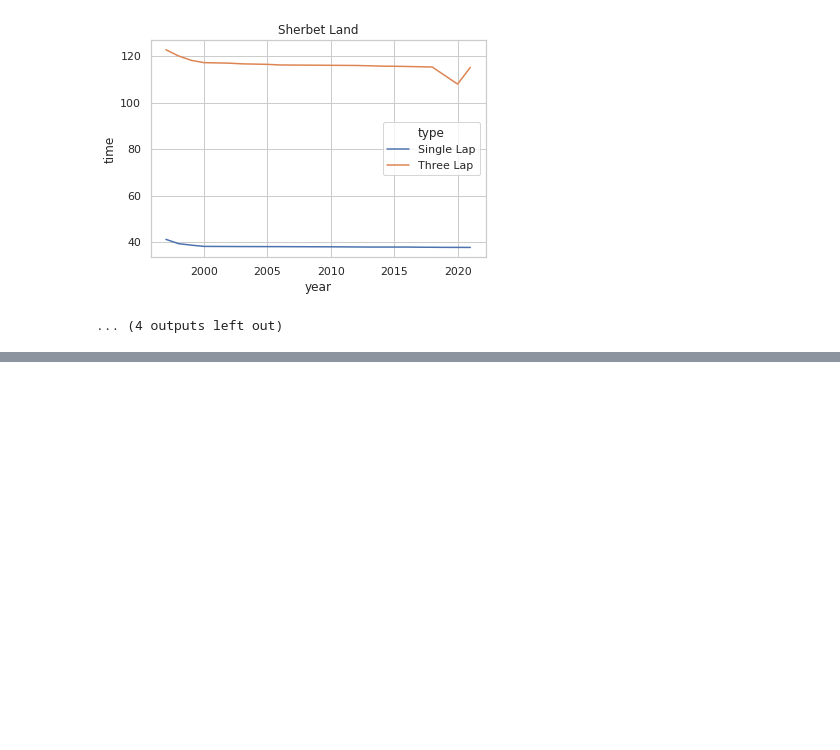
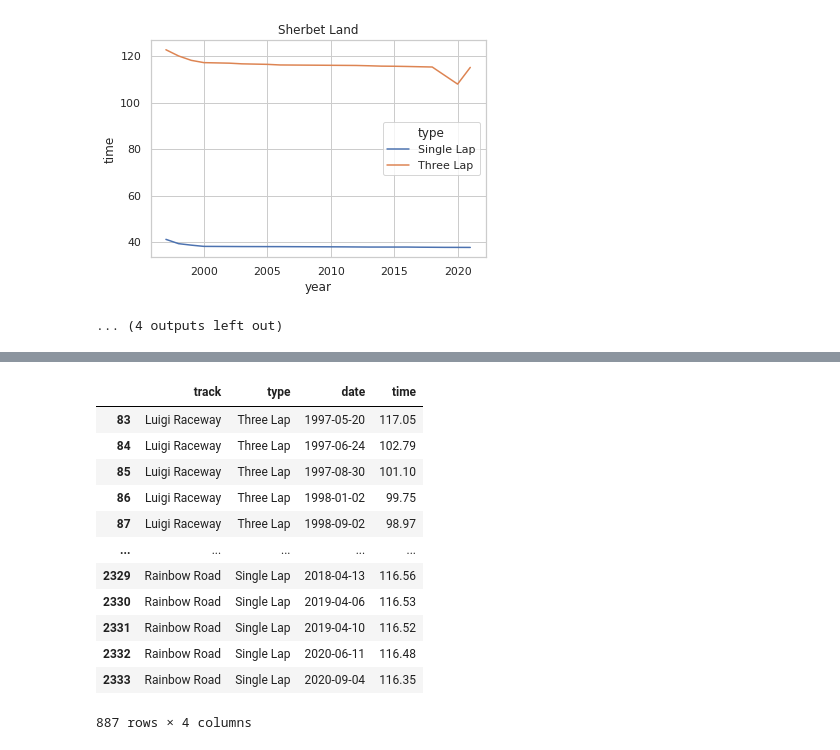
Before and after one commit to chitinglow/tidytuesdayProject, a Jupyter notebook: MarioKart_WorldRecord.ipynb, the cells around one changed output, grey strips where cells are left out. Drawn from its saved outputs; the diff is of its cells as text; code cells hidden in the pictures; blank space fills up the shorter version.

```diff
--- a/MarioKart_WorldRecord.ipynb
+++ b/MarioKart_WorldRecord.ipynb
@@ -199,0 +274,18 @@ for i in track_list:
+# %%
+recordsShortYear = records[records['shortcut']=="Yes"]
+recordsShortYear = recordsShortYear[['track', 'type', "date", "time"]]
+recordsShortYear
+# %% [output]
+|  | track | type | date | time |
+| 83 | Luigi Raceway | Three Lap | 1997-05-20 | 117.05 |
+| 84 | Luigi Raceway | Three Lap | 1997-06-24 | 102.79 |
+| 85 | Luigi Raceway | Three Lap | 1997-08-30 | 101.10 |
+| 86 | Luigi Raceway | Three Lap | 1998-01-02 | 99.75 |
+| 87 | Luigi Raceway | Three Lap | 1998-09-02 | 98.97 |
+| ... | ... | ... | ... | ... |
+| 2329 | Rainbow Road | Single Lap | 2018-04-13 | 116.56 |
+| 2330 | Rainbow Road | Single Lap | 2019-04-06 | 116.53 |
+| 2331 | Rainbow Road | Single Lap | 2019-04-10 | 116.52 |
+| 2332 | Rainbow Road | Single Lap | 2020-06-11 | 116.48 |
+| 2333 | Rainbow Road | Single Lap | 2020-09-04 | 116.35 |
+887 rows × 4 columns
```
Also changed, not shown: parts of 10 cells of this notebook.
